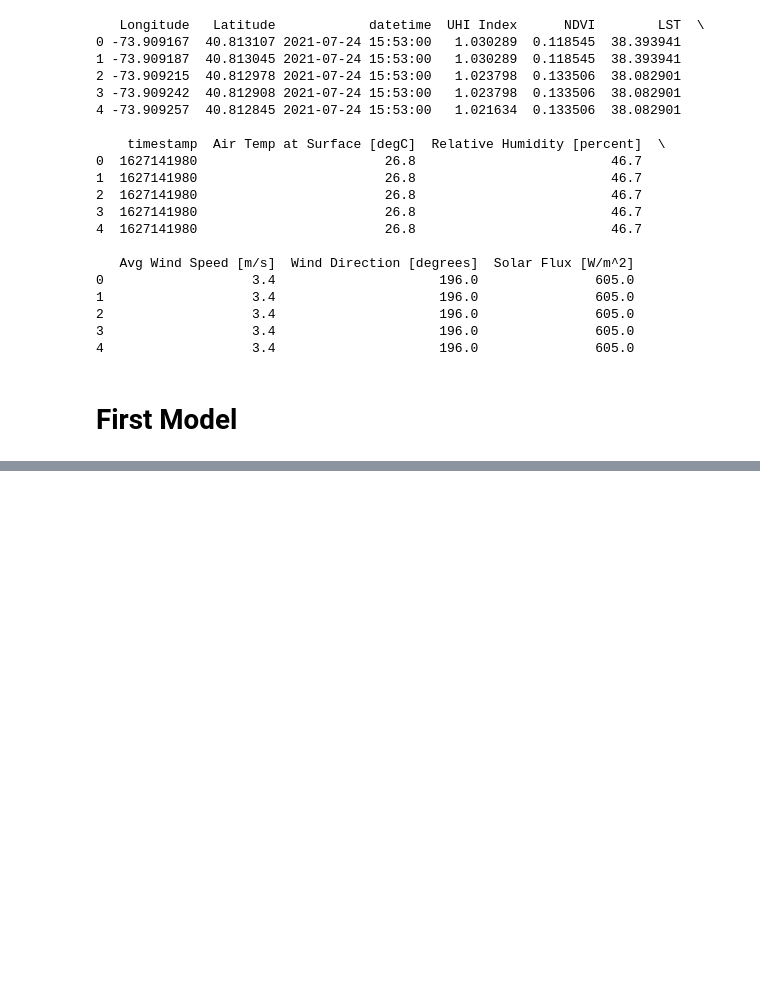
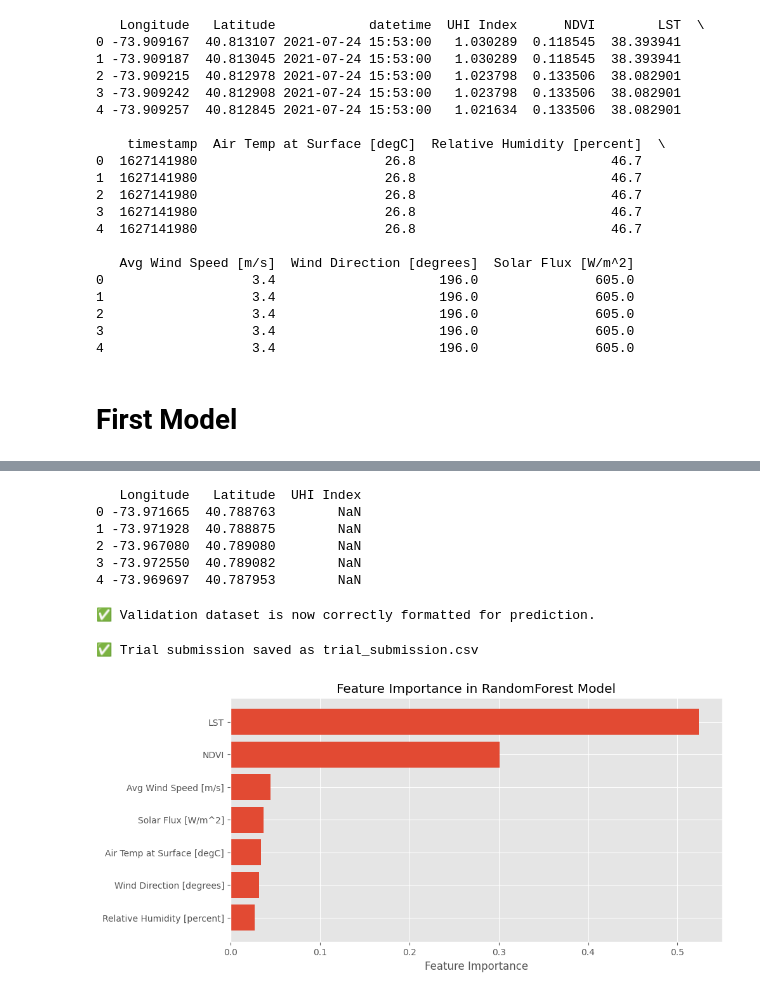
Before and after one commit to 21-abhi-d/EY-D-A-Challenge, a Jupyter notebook: UHI_Prediction_Model.ipynb, the cells around one changed output, grey strips where cells are left out. Saved outputs shown, nothing was run; the diff lists cells and outputs as text; code cells hidden in the pictures; blank space fills up the shorter version.

```diff
--- a/UHI_Prediction_Model.ipynb
+++ b/UHI_Prediction_Model.ipynb
@@ -551,0 +581,53 @@ NameError: name 'df' is not defined
+# %%
+import pandas as pd
+
+# Load validation dataset (replace with actual file path)
+validation_df = pd.read_csv("Submission_template_UHI2025-v2.csv")
+
+# Preview the validation dataset
+print(validation_df.head())
+# %% [output]
+   Longitude   Latitude  UHI Index
+0 -73.971665  40.788763        NaN
+1 -73.971928  40.788875        NaN
+2 -73.967080  40.789080        NaN
+3 -73.972550  40.789082        NaN
+4 -73.969697  40.787953        NaN
+# %%
+# Drop 'UHI Index' from validation set (it should not be used in prediction)
+X_validation = X_validation.drop(columns=['UHI Index'], errors='ignore')
+
+# Fill missing columns with training set median
+for col in missing_cols:
+    X_validation[col] = X_train_new[col].median()
+
+# Ensure the same column order
+X_validation = X_validation[X_train_new.columns]
+
+print("✅ Validation dataset is now correctly formatted for prediction.")
+# %% [output]
+✅ Validation dataset is now correctly formatted for prediction.
+# %%
+# Make predictions using the trained model
+validation_df['UHI_Predicted'] = rf_model_new.predict(X_validation)
+
+# Save predictions to CSV for submission
+validation_df[['Latitude', 'Longitude', 'UHI_Predicted']].to_csv("trial_submission.csv", index=False)
+
+print("✅ Trial submission saved as trial_submission.csv")
+# %% [output]
+✅ Trial submission saved as trial_submission.csv
+# %%
+import matplotlib.pyplot as plt
+import numpy as np
+
+feature_importances = rf_model_new.feature_importances_
+sorted_idx = np.argsort(feature_importances)
+
+plt.figure(figsize=(10, 5))
+plt.barh(np.array(X_new.columns)[sorted_idx], feature_importances[sorted_idx])
+plt.xlabel("Feature Importance")
+plt.title("Feature Importance in RandomForest Model")
+plt.show()
+# %% [output]
+[figure, added]
```
Also changed, not shown: parts of 15 cells of this notebook, 20 other files.
